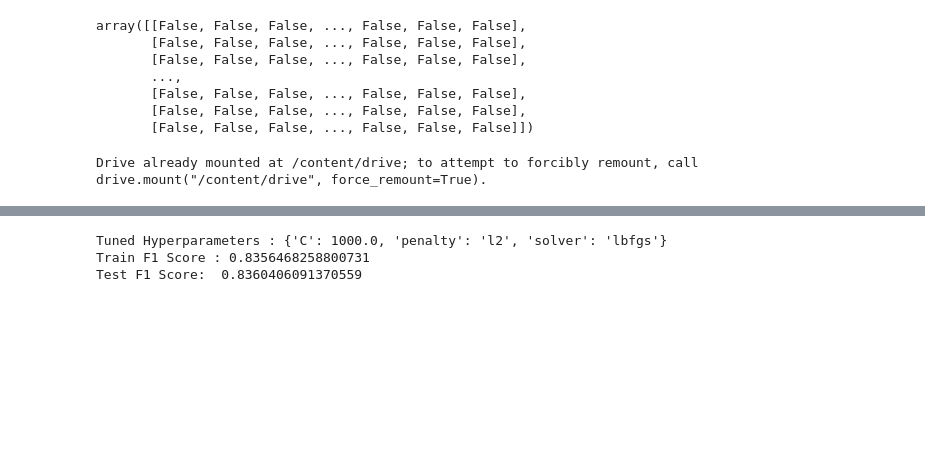
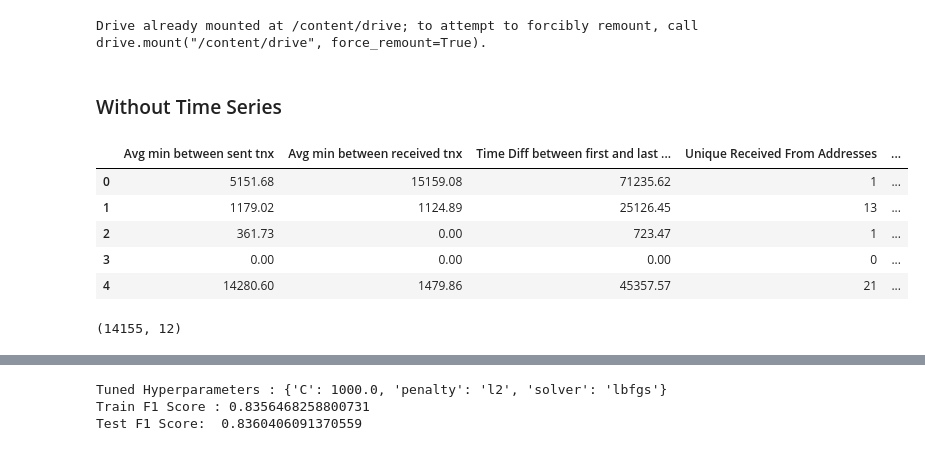
Before and after one commit to shazzad-hasan/ethereum-fraud-detection, a Jupyter notebook: models/logistic_regression.ipynb, the cells around one changed output, grey strips where cells are left out. Drawn from its saved outputs; the diff is of its cells as text; code cells hidden in the pictures; blank space fills up the shorter version.

```diff
--- a/models/logistic_regression.ipynb
+++ b/models/logistic_regression.ipynb
@@ -16,38 +1,3 @@ warnings.filterwarnings('ignore')
-# %%
-#Importing Data
-df = pd.read_csv('/content/drive/MyDrive/ethereum-fraud-detection/data/address_data_combined.csv')
-X = df.drop(columns=['Address', 'FLAG'])
-y = df['FLAG']
-X_train_full, X_test, y_train_full, y_test = train_test_split(X, y, test_size=0.3, random_state=42, stratify=y)
-
-
-columns = ['Avg min between sent tnx', 'Avg min between received tnx',
-       'Time Diff between first and last (Mins)',
-       'Unique Received From Addresses', 'min value received',
-       'max value received ', 'avg val received', 'min val sent',
-       'avg val sent', 'total transactions (including tnx to create contract',
-       'total ether received', 'total ether balance']
-
-scaler = MinMaxScaler()
-
-# Log for Skewed Data
-for c in columns:
-    X_train_full[c] = X_train_full[c].apply(lambda x: np.log(x) if x > 0 else 0)
-    X_test[c] = X_test[c].apply(lambda x: np.log(x) if x > 0 else 0)
-
-# Scaling
-X_train_full = scaler.fit_transform(X_train_full)
-X_test = scaler.transform(X_test)
-
-np.isnan(X_train_full)
-# %% [output]
-array([[False, False, False, ..., False, False, False],
-       [False, False, False, ..., False, False, False],
-       [False, False, False, ..., False, False, False],
-       ...,
-       [False, False, False, ..., False, False, False],
-       [False, False, False, ..., False, False, False],
-       [False, False, False, ..., False, False, False]])
 # %%
 from google.colab import drive
 drive.mount('/content/drive')
@@ -55,0 +25,18 @@ Drive already mounted at /content/drive; to attempt to forcibly remount, call dr
+# %% [markdown]
+### Without Time Series
+# %%
+#Importing Data
+df = pd.read_csv('/content/drive/MyDrive/ethereum-fraud-detection/data/address_data_combined.csv')
+X = df.drop(columns=['Address', 'FLAG'])
+X.head()
+# %% [output]
+|  | Avg min between sent tnx | Avg min between received tnx | Time Diff between first and last ... | Unique Received From Addresses | ... |
+| 0 | 5151.68 | 15159.08 | 71235.62 | 1 | ... |
+| 1 | 1179.02 | 1124.89 | 25126.45 | 13 | ... |
+| 2 | 361.73 | 0.00 | 723.47 | 1 | ... |
+| 3 | 0.00 | 0.00 | 0.00 | 0 | ... |
+| 4 | 14280.60 | 1479.86 | 45357.57 | 21 | ... |
+# %%
+X.shape
+# %% [output]
+(14155, 12)
```
Also changed, not shown: parts of 18 cells of this notebook, 2 other files.
